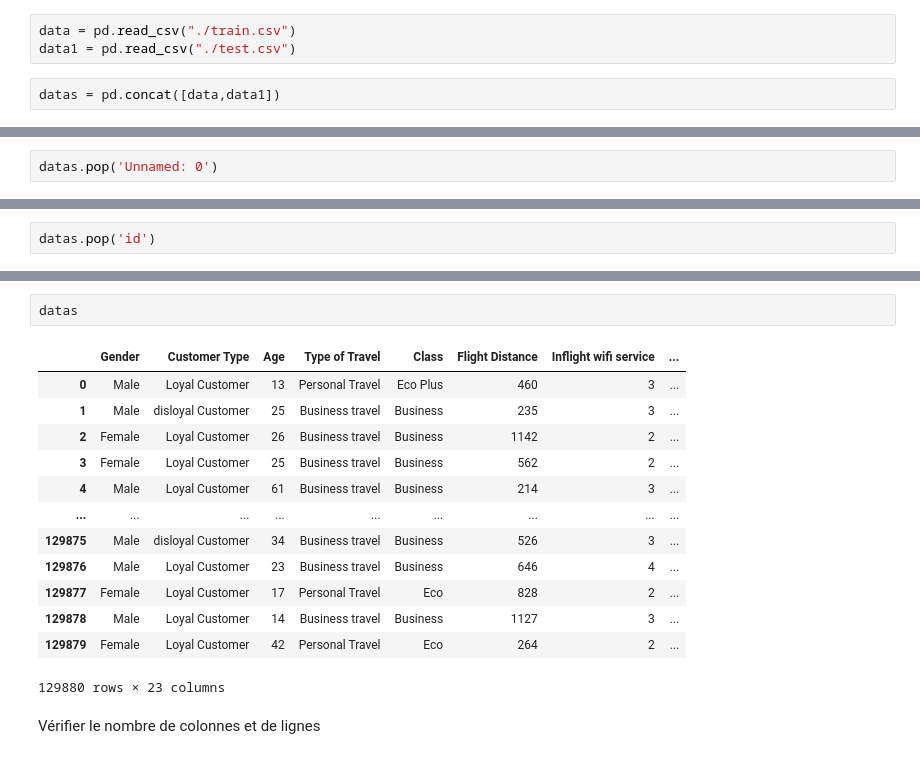
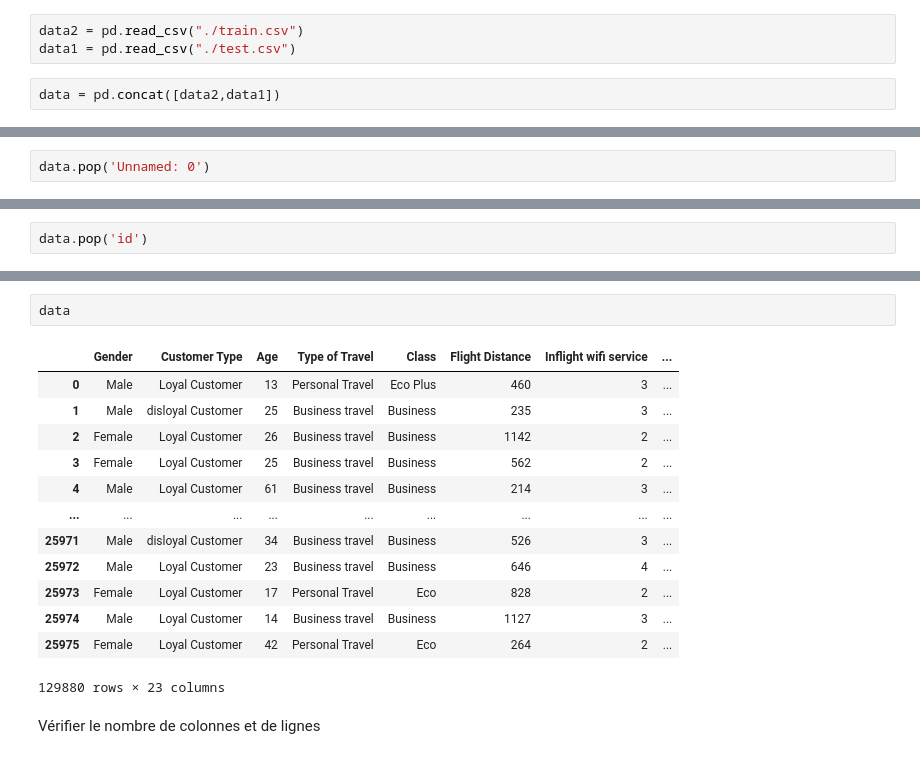
Before and after one commit to techols/Module2_FinalProject, a Jupyter notebook: Customer_satisfaction.ipynb, the cells around one changed output, grey strips where cells are left out. Drawn from its saved outputs; the diff is of its cells as text.

```diff
--- a/Customer_satisfaction.ipynb
+++ b/Customer_satisfaction.ipynb
@@ -7,6 +8,6 @@ import matplotlib.pyplot as plt
 # %%
-data = pd.read_csv("./train.csv")
+data2 = pd.read_csv("./train.csv")
 data1 = pd.read_csv("./test.csv")
 # %%
-datas = pd.concat([data,data1])
+data = pd.concat([data2,data1])
 # %%
@@ -30,2 +38,2 @@ datas
 # %%
-datas.pop('Unnamed: 0')
+data.pop('Unnamed: 0')
@@ -32,3 +53,3 @@ datas.pop('Unnamed: 0')
 # %%
-datas.pop('id')
+data.pop('id')
 # %% [output]
@@ -46,19 +67,19 @@ datas.pop('id')
 Name: id, Length: 129880, dtype: int64
 # %%
-datas
+data
 # %% [output]
 |  | Gender | Customer Type | Age | Type of Travel | Class | Flight Distance | Inflight wifi service | ... |
 | 0 | Male | Loyal Customer | 13 | Personal Travel | Eco Plus | 460 | 3 | ... |
 | 1 | Male | disloyal Customer | 25 | Business travel | Business | 235 | 3 | ... |
 | 2 | Female | Loyal Customer | 26 | Business travel | Business | 1142 | 2 | ... |
 | 3 | Female | Loyal Customer | 25 | Business travel | Business | 562 | 2 | ... |
 | 4 | Male | Loyal Customer | 61 | Business travel | Business | 214 | 3 | ... |
 | ... | ... | ... | ... | ... | ... | ... | ... | ... |
-| 129875 | Male | disloyal Customer | 34 | Business travel | Business | 526 | 3 | ... |
-| 129876 | Male | Loyal Customer | 23 | Business travel | Business | 646 | 4 | ... |
-| 129877 | Female | Loyal Customer | 17 | Personal Travel | Eco | 828 | 2 | ... |
-| 129878 | Male | Loyal Customer | 14 | Business travel | Business | 1127 | 3 | ... |
-| 129879 | Female | Loyal Customer | 42 | Personal Travel | Eco | 264 | 2 | ... |
+| 25971 | Male | disloyal Customer | 34 | Business travel | Business | 526 | 3 | ... |
+| 25972 | Male | Loyal Customer | 23 | Business travel | Business | 646 | 4 | ... |
+| 25973 | Female | Loyal Customer | 17 | Personal Travel | Eco | 828 | 2 | ... |
+| 25974 | Male | Loyal Customer | 14 | Business travel | Business | 1127 | 3 | ... |
+| 25975 | Female | Loyal Customer | 42 | Personal Travel | Eco | 264 | 2 | ... |
 129880 rows × 23 columns
 # %% [markdown]
 Vérifier le nombre de colonnes et de lignes
```
Also changed, not shown: parts of 57 cells of this notebook, 2 other files.
